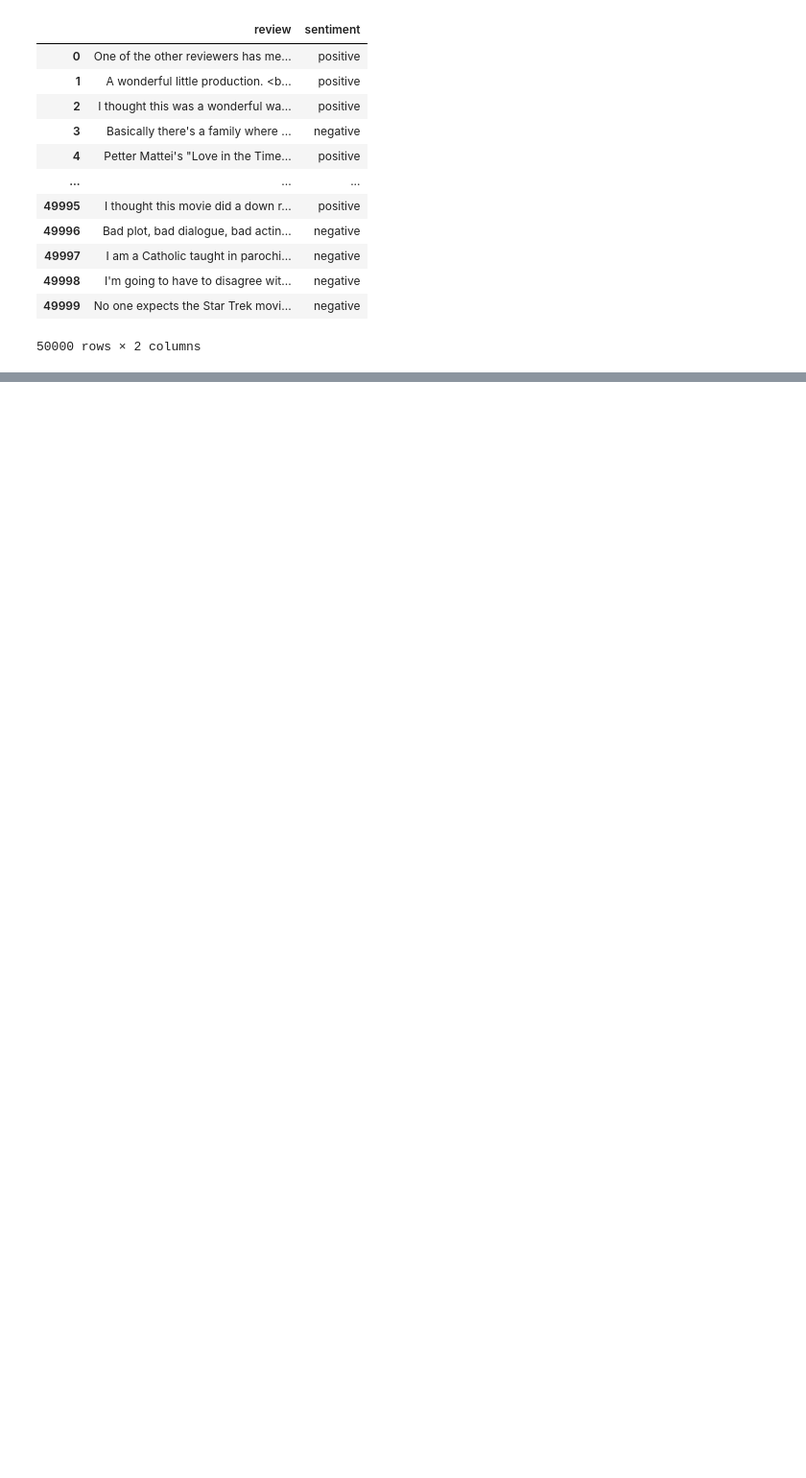
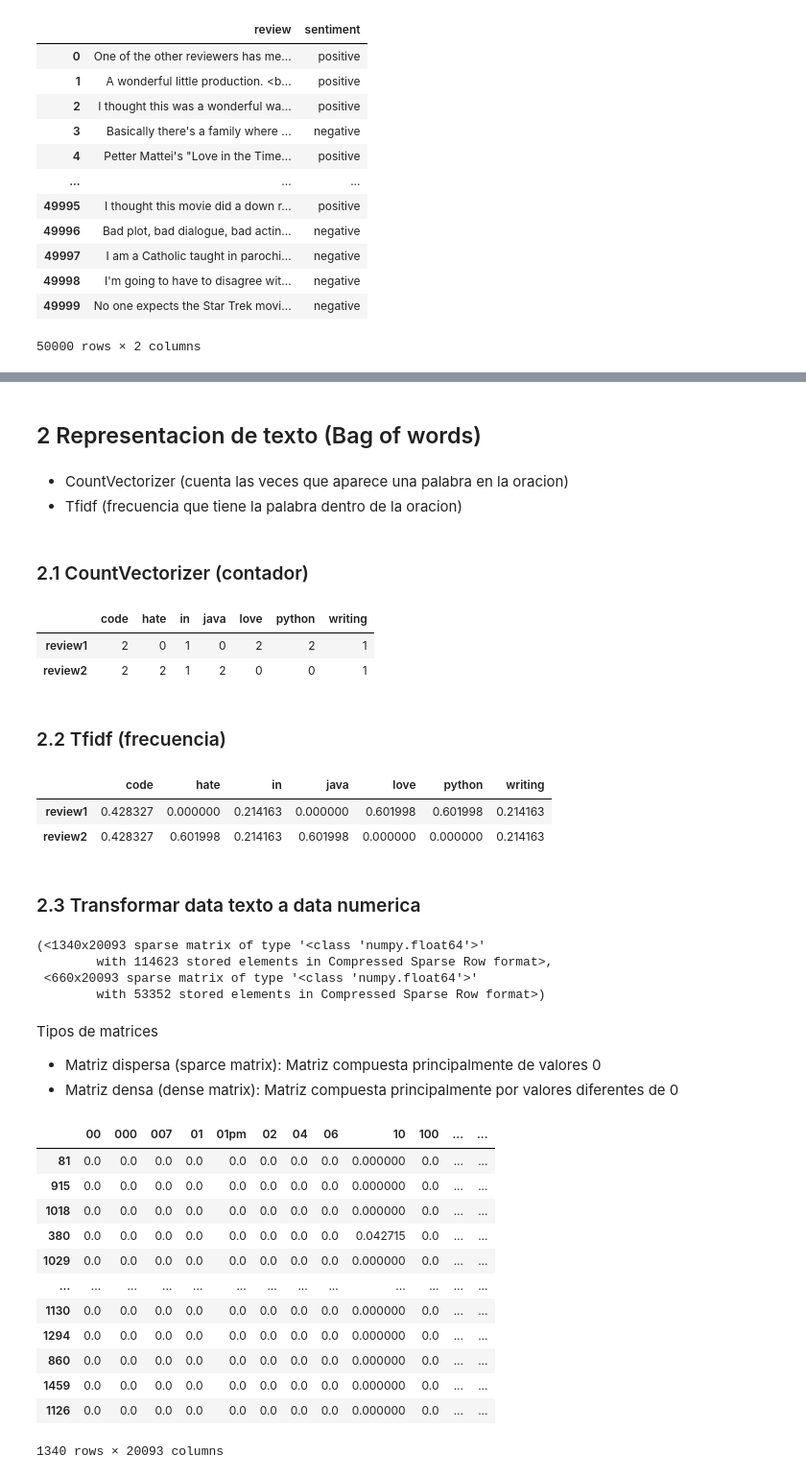
Before and after one commit to Luis99B/ML-Scikit-Learn, a Jupyter notebook: ml-tutorial.ipynb, the cells around one changed output, grey strips where cells are left out. Shown at 96% size. Saved outputs shown, nothing was run; the diff lists cells and outputs as text; code cells hidden in the pictures; blank space fills up the shorter version.

```diff
--- a/ml-tutorial.ipynb
+++ b/ml-tutorial.ipynb
@@ -27,0 +66,80 @@ df_review
+# %%
+from sklearn.model_selection import train_test_split
+
+train, test = train_test_split(df_review_bal, test_size=0.33, random_state=42)
+# %%
+train_x, train_y = train['review'], train['sentiment']
+test_x, test_y = test['review'], test['sentiment']
+# %% [markdown]
+## 2 Representacion de texto (Bag of words)
+# %% [markdown]
+- CountVectorizer (cuenta las veces que aparece una palabra en la oracion)
+- Tfidf (frecuencia que tiene la palabra dentro de la oracion)
+# %% [markdown]
+### 2.1 CountVectorizer (contador)
+# %%
+from sklearn.feature_extraction.text import CountVectorizer
+text = ["I love writing code in Python. I love Python code",
+        "I hate writing code in Java. I hate Java code"]
+
+df = pd.DataFrame({'review': ['review1', 'review2'], 'text': text})
+cv = CountVectorizer()
+cv_matrix = cv.fit_transform(df['text'])
+df_dtm = pd.DataFrame(cv_matrix.toarray(), index=df['review'].values, columns=cv.get_feature_names_out())
+df_dtm
+# %% [output]
+|  | code | hate | in | java | love | python | writing |
+| review1 | 2 | 0 | 1 | 0 | 2 | 2 | 1 |
+| review2 | 2 | 2 | 1 | 2 | 0 | 0 | 1 |
+# %% [markdown]
+### 2.2 Tfidf (frecuencia)
+# %%
+from sklearn.feature_extraction.text import TfidfVectorizer
+text = ["I love writing code in Python. I love Python code",
+        "I hate writing code in Java. I hate Java code"]
+
+df = pd.DataFrame({'review': ['review1', 'review2'], 'text':text})
+tfidf = TfidfVectorizer()
+tfidf_matrix = tfidf.fit_transform(df['text'])
+df_dtm = pd.DataFrame(tfidf_matrix.toarray(), index=df['review'].values, columns=tfidf.get_feature_names_out())
+df_dtm
+# %% [output]
+|  | code | hate | in | java | love | python | writing |
+| review1 | 0.428327 | 0.000000 | 0.214163 | 0.000000 | 0.601998 | 0.601998 | 0.214163 |
+| review2 | 0.428327 | 0.601998 | 0.214163 | 0.601998 | 0.000000 | 0.000000 | 0.214163 |
+# %% [markdown]
+### 2.3 Transformar data texto a data numerica
+# %%
+from sklearn.feature_extraction.text import TfidfVectorizer
+
+tfidf = TfidfVectorizer(stop_words='english')
+train_x_vector = tfidf.fit_transform(train_x)
+
+test_x_vector = tfidf.transform(test_x)
+# %%
+train_x_vector, test_x_vector
+# %% [output]
+(<1340x20093 sparse matrix of type '<class 'numpy.float64'>'
+        with 114623 stored elements in Compressed Sparse Row format>,
+ <660x20093 sparse matrix of type '<class 'numpy.float64'>'
+        with 53352 stored elements in Compressed Sparse Row format>)
+# %% [markdown]
+Tipos de matrices
+- Matriz dispersa (sparce matrix): Matriz compuesta principalmente de valores 0
+- Matriz densa (dense matrix): Matriz compuesta principalmente por valores diferentes de 0
+# %%
+pd.DataFrame.sparse.from_spmatrix(train_x_vector, index=train_x.index, columns=tfidf.get_feature_names_out())
+# %% [output]
+|  | 00 | 000 | 007 | 01 | 01pm | 02 | 04 | 06 | 10 | 100 | ... | ... |
+| 81 | 0.0 | 0.0 | 0.0 | 0.0 | 0.0 | 0.0 | 0.0 | 0.0 | 0.000000 | 0.0 | ... | ... |
+| 915 | 0.0 | 0.0 | 0.0 | 0.0 | 0.0 | 0.0 | 0.0 | 0.0 | 0.000000 | 0.0 | ... | ... |
+| 1018 | 0.0 | 0.0 | 0.0 | 0.0 | 0.0 | 0.0 | 0.0 | 0.0 | 0.000000 | 0.0 | ... | ... |
+| 380 | 0.0 | 0.0 | 0.0 | 0.0 | 0.0 | 0.0 | 0.0 | 0.0 | 0.042715 | 0.0 | ... | ... |
+| 1029 | 0.0 | 0.0 | 0.0 | 0.0 | 0.0 | 0.0 | 0.0 | 0.0 | 0.000000 | 0.0 | ... | ... |
+| ... | ... | ... | ... | ... | ... | ... | ... | ... | ... | ... | ... | ... |
+| 1130 | 0.0 | 0.0 | 0.0 | 0.0 | 0.0 | 0.0 | 0.0 | 0.0 | 0.000000 | 0.0 | ... | ... |
+| 1294 | 0.0 | 0.0 | 0.0 | 0.0 | 0.0 | 0.0 | 0.0 | 0.0 | 0.000000 | 0.0 | ... | ... |
+| 860 | 0.0 | 0.0 | 0.0 | 0.0 | 0.0 | 0.0 | 0.0 | 0.0 | 0.000000 | 0.0 | ... | ... |
+| 1459 | 0.0 | 0.0 | 0.0 | 0.0 | 0.0 | 0.0 | 0.0 | 0.0 | 0.000000 | 0.0 | ... | ... |
+| 1126 | 0.0 | 0.0 | 0.0 | 0.0 | 0.0 | 0.0 | 0.0 | 0.0 | 0.000000 | 0.0 | ... | ... |
+1340 rows × 20093 columns
```
Also changed, not shown: parts of 42 cells of this notebook.
